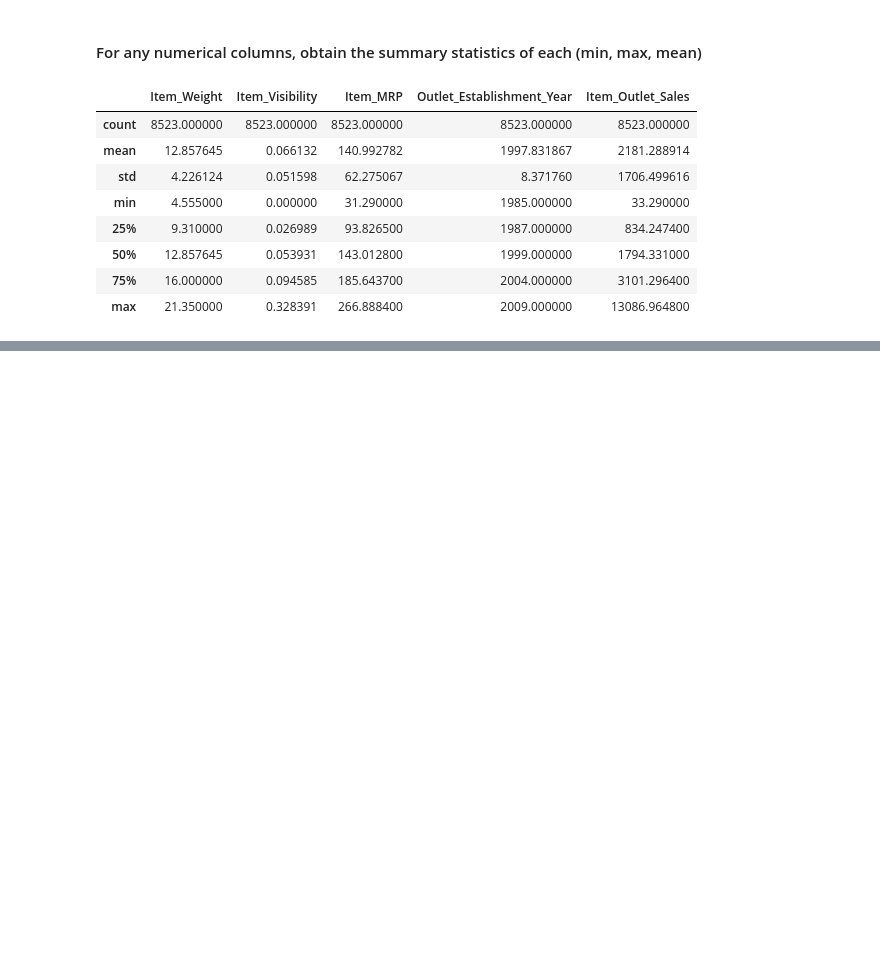
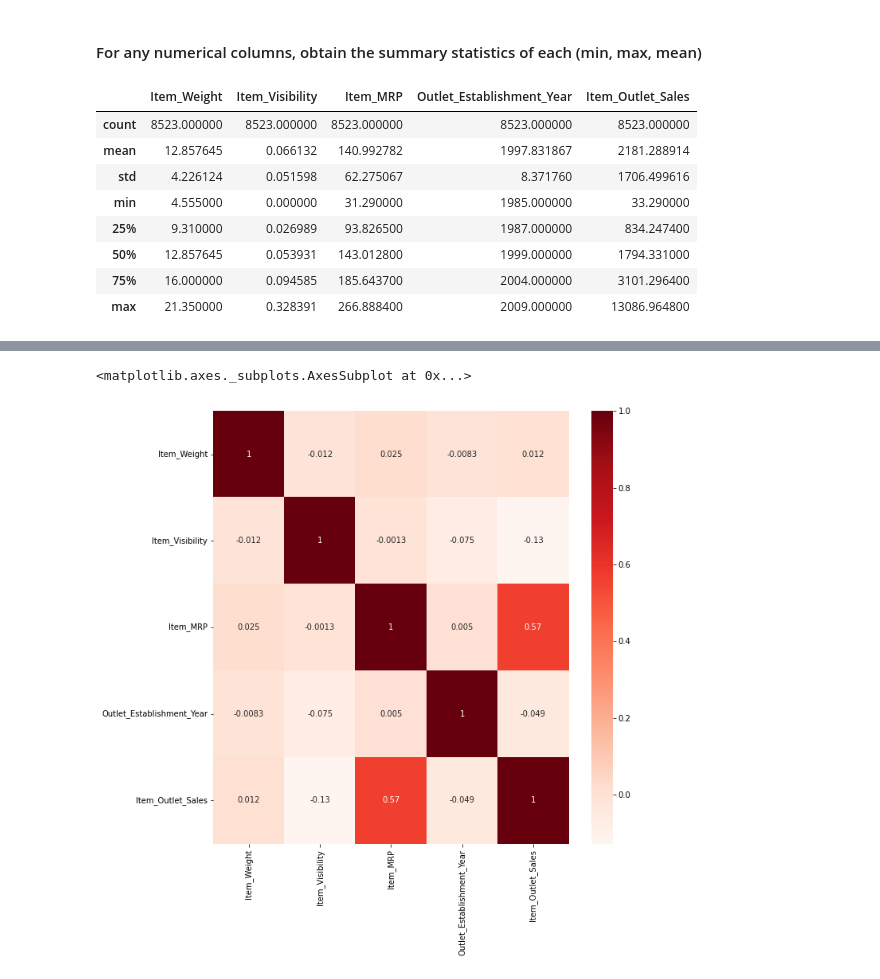
Before and after one commit to erick-huang15/Food-Sales-Predictions, a Jupyter notebook: Food_Sales_Prediction.ipynb, the cells around one changed output, grey strips where cells are left out. Saved outputs shown, nothing was run; the diff lists cells and outputs as text; code cells hidden in the pictures; blank space fills up the shorter version.

```diff
--- a/Food_Sales_Prediction.ipynb
+++ b/Food_Sales_Prediction.ipynb
@@ -157,0 +179,7 @@ food_sp_data.describe() # this is to get the statistics of min, max, mean
+# %%
+correlation = food_sp_data.corr()
+plt.figure(figsize=(10,10))
+sns.heatmap(correlation,cmap='Reds',annot=True)
+# %% [output]
+<matplotlib.axes._subplots.AxesSubplot at 0x...>
+[figure, added]
```
Also changed, not shown: parts of 4 cells of this notebook.
